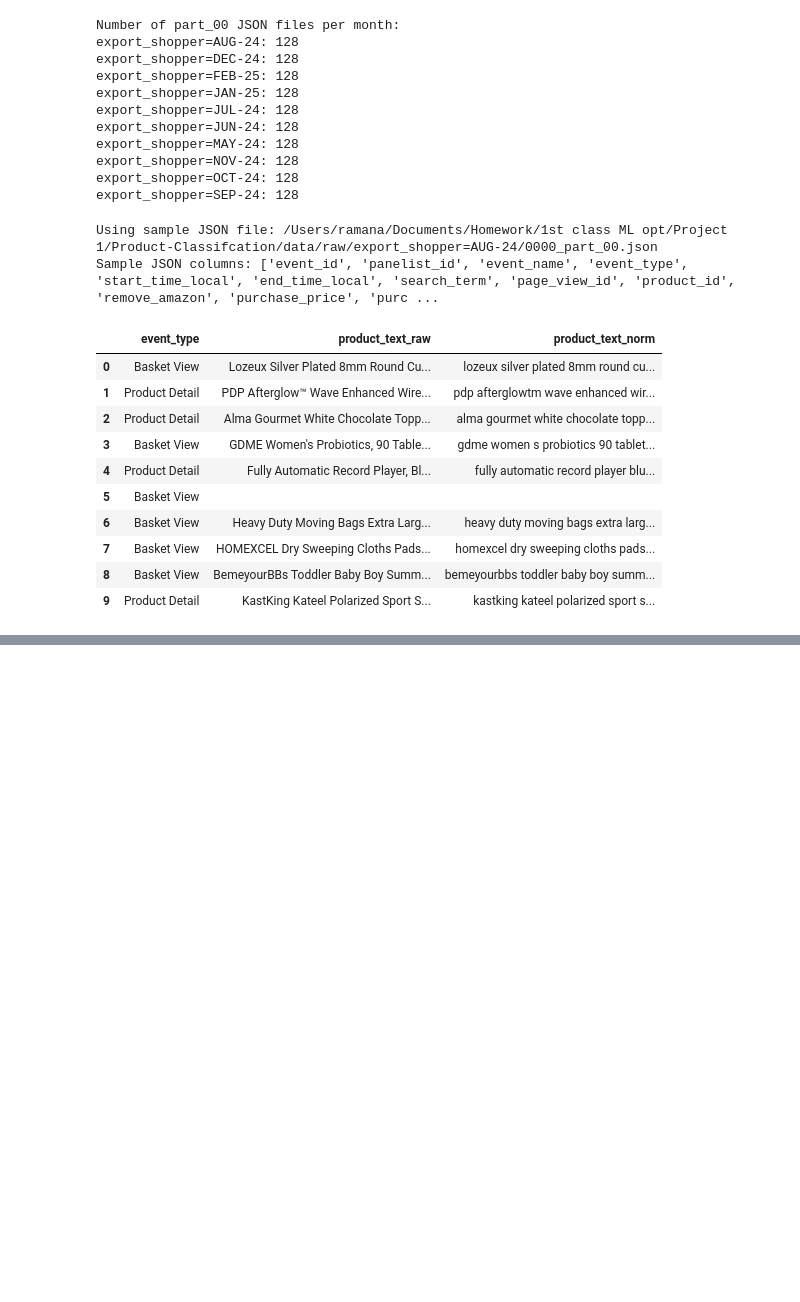
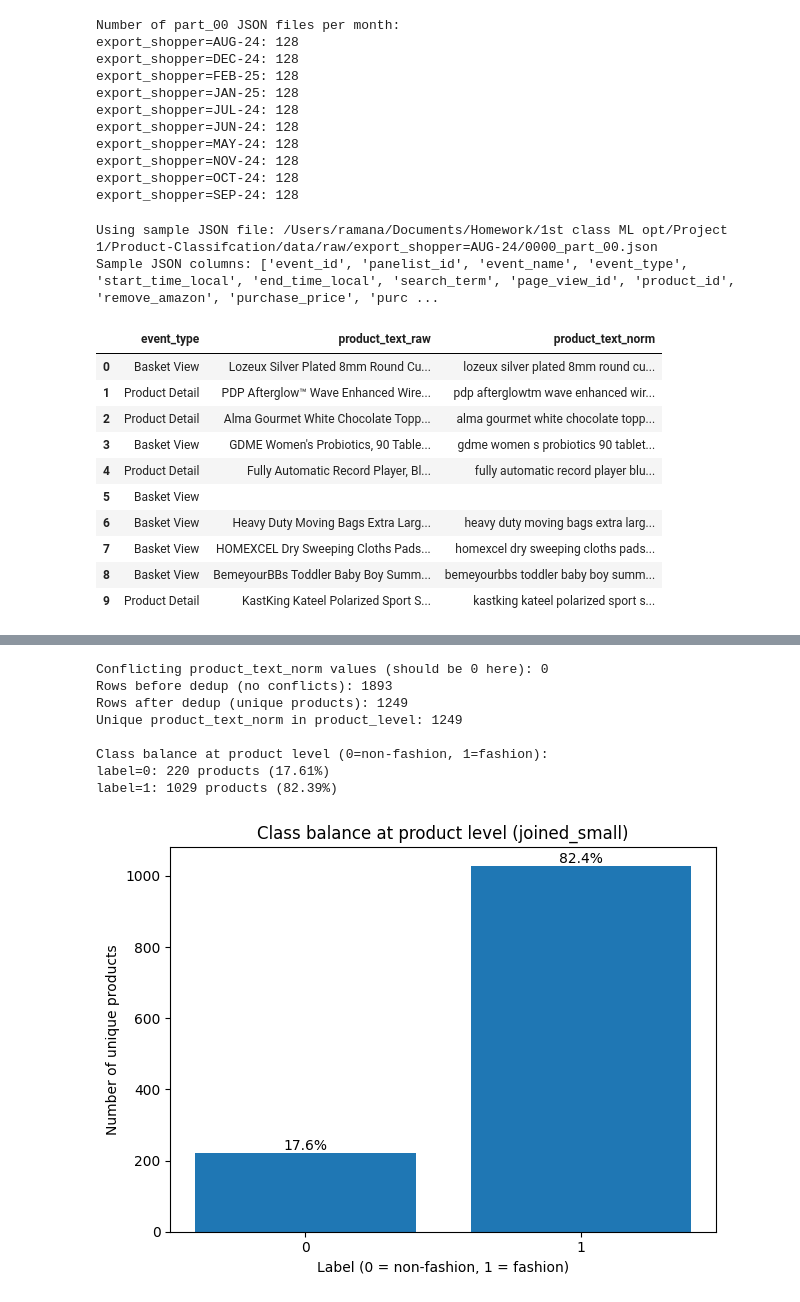
Before and after one commit to rlvramana/Product-Classifcation, a Jupyter notebook: notebooks/02_join_json_and_labels.ipynb, the cells around one changed output, grey strips where cells are left out. Drawn from its saved outputs; the diff is of its cells as text; code cells hidden in the pictures; blank space fills up the shorter version.

```diff
--- a/notebooks/02_join_json_and_labels.ipynb
+++ b/notebooks/02_join_json_and_labels.ipynb
@@ -132,0 +407,74 @@ Sample JSON columns: ['event_id', 'panelist_id', 'event_name', 'event_type', 'st
+# %%
+# Turn joined_small (event-level) into a clean product-level table
+
+# 1) Conflict resolution:
+#    Drop any product_text_norm that has both labels 0 and 1.
+#    In this slice there are none, but we write the logic for later.
+label_counts_by_text = joined_small.groupby("product_text_norm")["label"].nunique()
+conflict_texts = label_counts_by_text[label_counts_by_text > 1].index
+
+print("Conflicting product_text_norm values (should be 0 here):", len(conflict_texts))
+
+joined_no_conflicts = joined_small[
+    ~joined_small["product_text_norm"].isin(conflict_texts)
+].copy()
+
+# 2) Deduplicate: keep one row per product_text_norm.
+#    We keep the first occurrence; label is the same within each group after conflict removal.
+before_dedup = len(joined_no_conflicts)
+
+product_level = (
+    joined_no_conflicts
+    .sort_values(["product_text_norm", "start_time_local"])
+    .drop_duplicates(subset=["product_text_norm"], keep="first")
+    .copy()
+)
+
+after_dedup = len(product_level)
+
+print(f"Rows before dedup (no conflicts): {before_dedup}")
+print(f"Rows after dedup (unique products): {after_dedup}")
+print(f"Unique product_text_norm in product_level: {product_level['product_text_norm'].nunique()}")
+
+# 3) Class balance at product level
+cls_counts_prod = product_level["label"].value_counts().sort_index()
+cls_pct_prod = product_level["label"].value_counts(normalize=True).sort_index() * 100
+
+print("\nClass balance at product level (0=non-fashion, 1=fashion):")
+for k in cls_counts_prod.index:
+    print(f"label={k}: {cls_counts_prod[k]} products ({cls_pct_prod[k]:.2f}%)")
+
+# Simple bar chart for product-level balance
+labels_list = cls_counts_prod.index.astype(str).tolist()
+values = cls_counts_prod.values
+pct_values = [cls_pct_prod[k] for k in cls_counts_prod.index]
+x_pos = range(len(labels_list))
+
+import matplotlib.pyplot as plt
+
+plt.figure()
+bars = plt.bar(x_pos, values)
+plt.xticks(x_pos, labels_list)
+plt.xlabel("Label (0 = non-fashion, 1 = fashion)")
+plt.ylabel("Number of unique products")
+plt.title("Class balance at product level (joined_small)")
+
+for x, height, pct in zip(x_pos, values, pct_values):
+    plt.text(x, height, f"{pct:.1f}%", ha="center", va="bottom")
+
+plt.grid(False)
+plt.tight_layout()
+plt.show()
+
+# Peek at a few product-level rows
+product_level[["product_text_raw", "product_text_norm", "label", "month"]].head(10)
+# %% [output]
+Conflicting product_text_norm values (should be 0 here): 0
+Rows before dedup (no conflicts): 1893
+Rows after dedup (unique products): 1249
+Unique product_text_norm in product_level: 1249
+
+Class balance at product level (0=non-fashion, 1=fashion):
+label=0: 220 products (17.61%)
+label=1: 1029 products (82.39%)
+[figure, added]
```
Also changed, not shown: parts of 16 cells of this notebook, 1 other file.
